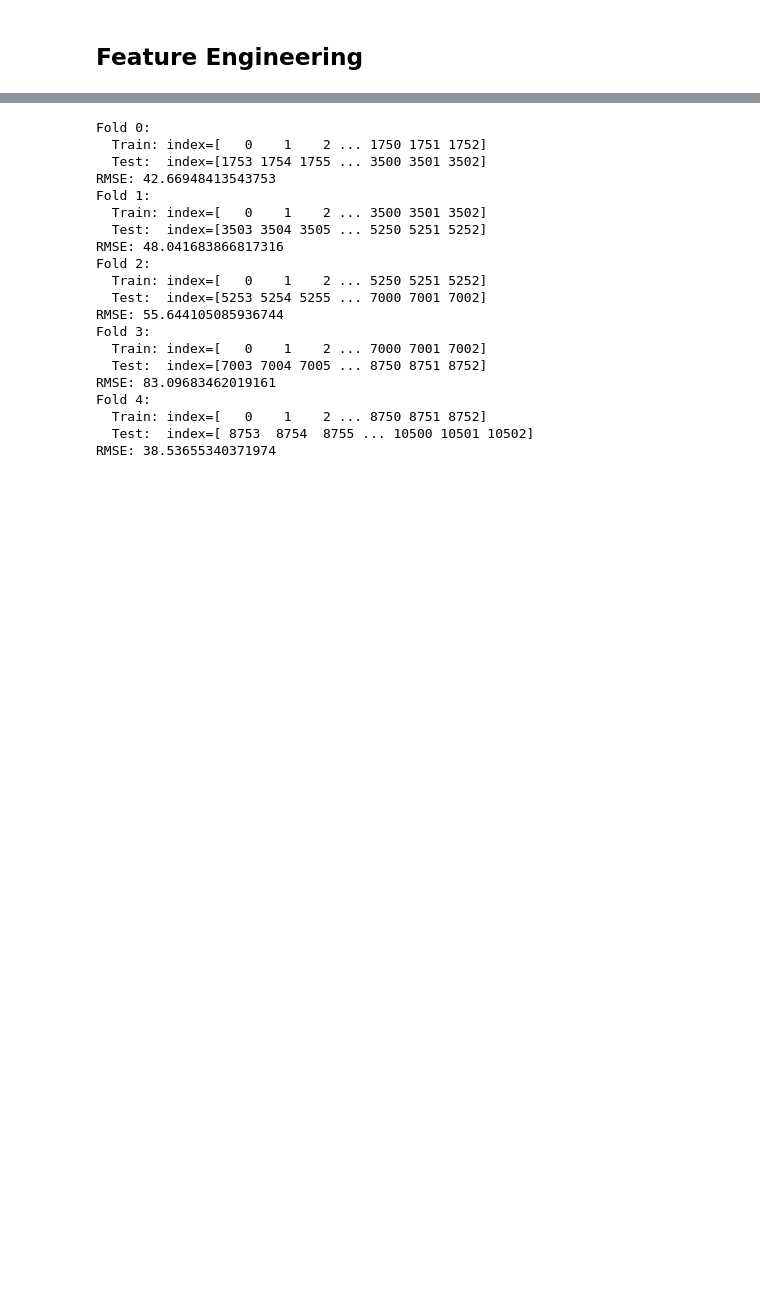
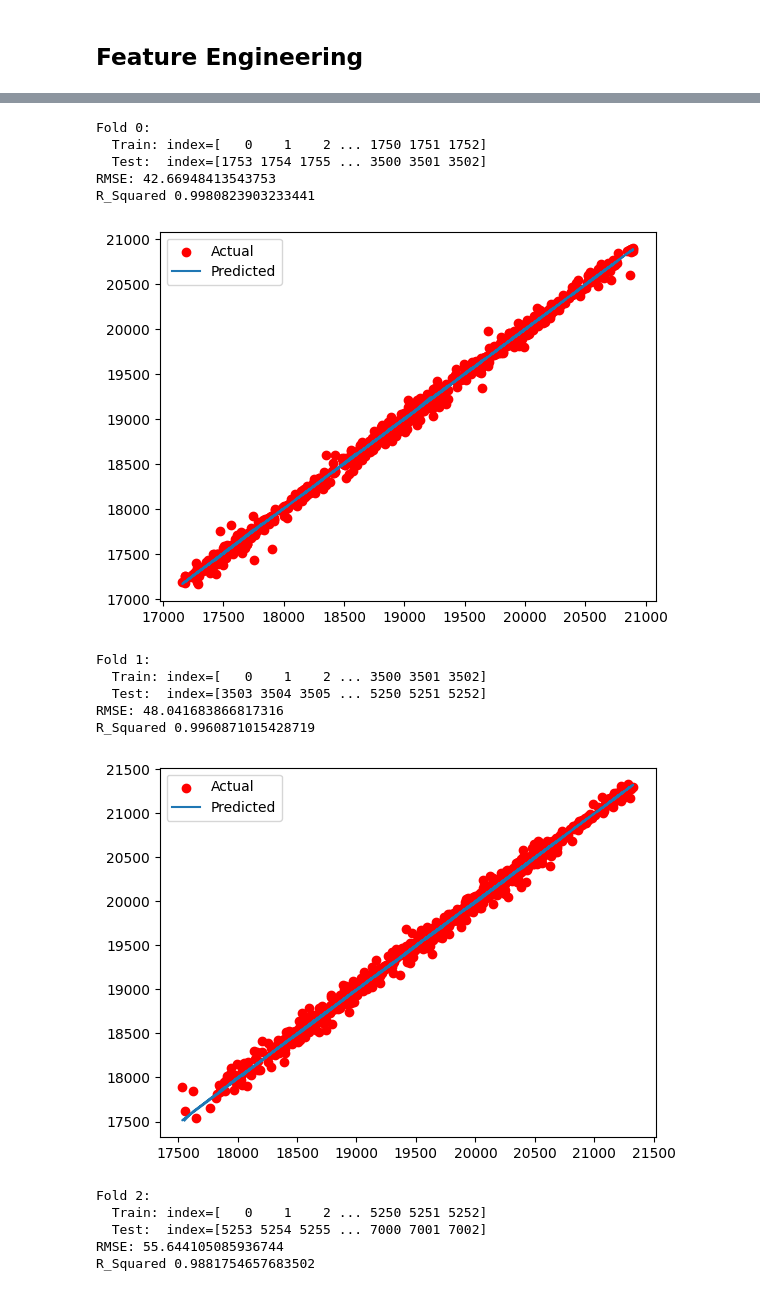
Before and after one commit to gabeLin300/Nasdaq-E-Mini-Futures-Regression, a Jupyter notebook: emini_regression.ipynb, the cells around one changed output, grey strips where cells are left out. Drawn from its saved outputs; the diff is of its cells as text; code cells hidden in the pictures; blank space fills up the shorter version.

```diff
--- a/emini_regression.ipynb
+++ b/emini_regression.ipynb
@@ -68,32 +68,36 @@ y = nq_1hr["next_close"]
 lm = LinearRegression()
 # %%
 tscv = TimeSeriesSplit()
+y_hat = None
 for i, (train_index, test_index) in enumerate(tscv.split(nq_1hr)):
     print(f"Fold {i}:")
     print(f"  Train: index={train_index}")
     print(f"  Test:  index={test_index}")
     lm.fit(X.iloc[train_index], y.iloc[train_index])
     y_hat = lm.predict(X.iloc[test_index])
     rmse = root_mean_squared_error(y.iloc[test_index], y_hat)
+    r2 = r2_score(y.iloc[test_index], y_hat)
     print("RMSE:", rmse)
+    print("R_Squared", r2)
+    plt.scatter(X.close.iloc[test_index], y.iloc[test_index], color = "red", label = "Actual")
+    plt.plot(X.close.iloc[test_index], y_hat, label = "Predicted")
+    plt.legend()
+    plt.show()
 # %% [output]
 Fold 0:
   Train: index=[   0    1    2 ... 1750 1751 1752]
   Test:  index=[1753 1754 1755 ... 3500 3501 3502]
 RMSE: 42.66948413543753
-Fold 1:
-  Train: index=[   0    1    2 ... 3500 3501 3502]
-  Test:  index=[3503 3504 3505 ... 5250 5251 5252]
-RMSE: 48.041683866817316
-Fold 2:
-  Train: index=[   0    1    2 ... 5250 5251 5252]
-  Test:  index=[5253 5254 5255 ... 7000 7001 7002]
-RMSE: 55.644105085936744
-Fold 3:
-  Train: index=[   0    1    2 ... 7000 7001 7002]
-  Test:  index=[7003 7004 7005 ... 8750 8751 8752]
-RMSE: 83.09683462019161
-Fold 4:
-  Train: index=[   0    1    2 ... 8750 8751 8752]
-  Test:  index=[ 8753  8754  8755 ... 10500 10501 10502]
-RMSE: 38.53655340371974
+R_Squared 0.9980823903233441
+[figure, added]
+Fold 1:
+  Train: index=[   0    1    2 ... 3500 3501 3502]
+  Test:  index=[3503 3504 3505 ... 5250 5251 5252]
+RMSE: 48.041683866817316
+R_Squared 0.9960871015428719
+[figure, added]
+Fold 2:
+  Train: index=[   0    1    2 ... 5250 5251 5252]
+  Test:  index=[5253 5254 5255 ... 7000 7001 7002]
+RMSE: 55.644105085936744
+R_Squared 0.9881754657683502
```
Also changed, not shown: parts of 2 cells of this notebook.
